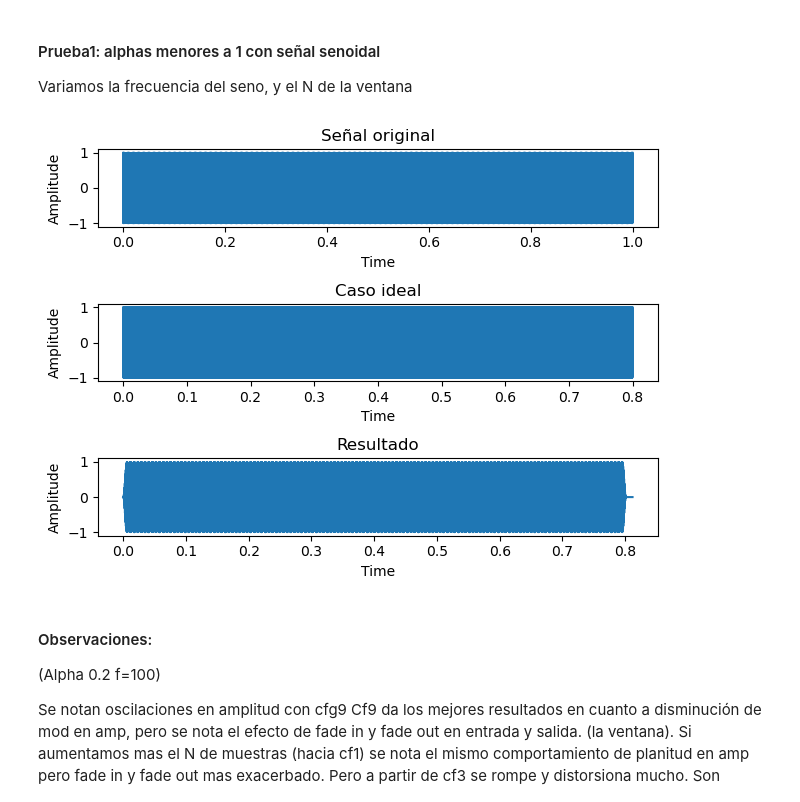
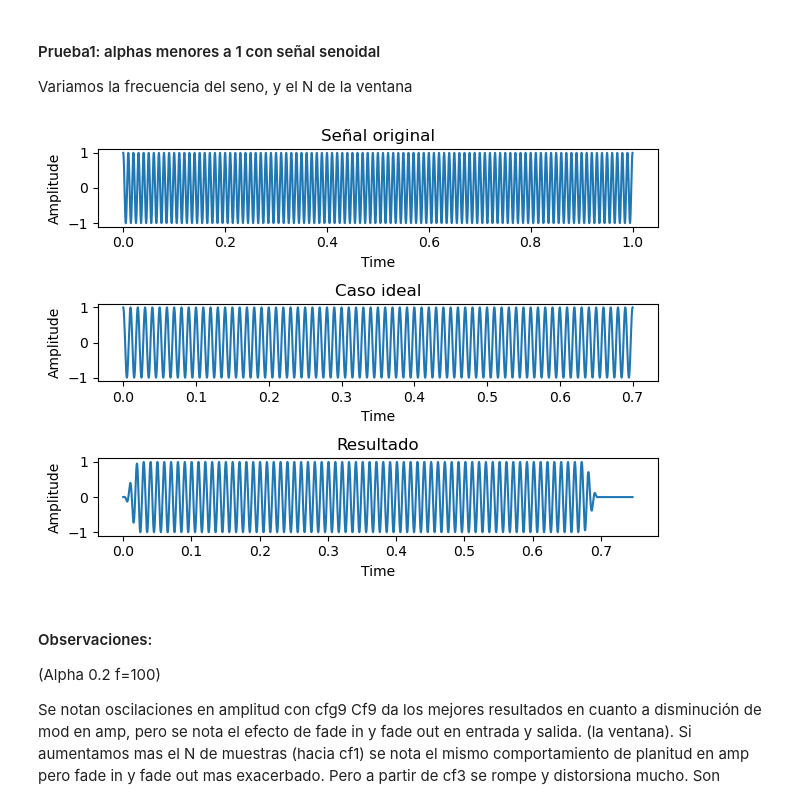
Before and after one commit to MatiasDiBernardo/TSM_Toolkit, a Jupyter notebook: ola_tests_v2.ipynb, the cells around one changed output. Cells and saved outputs as stored; diff of their text form; code cells hidden in the pictures.

```diff
--- a/ola_tests_v2.ipynb
+++ b/ola_tests_v2.ipynb
@@ -132,14 +133,14 @@ Como el procedimiento de TSM con OLA es relativamente simple, el parametro mas c
 En los diccionarios se deja constancia de los distintos tipos de configuración probadas bajo estos test.
 # %%
 #Diccionarios utiles para las pruebas objetivas (alpha menor a 1)
-alpha = .8
-cfg1 = {"N": 8192, "Hs": 8192//4, "alpha": alpha,}
+alpha = .7
+cfg1 = {"N": 8192, "Hs": 8192//2, "alpha": alpha,}
 cfg2 = {"N": 8192, "Hs": 8192//2, "alpha": alpha,}
 cfg3 = {"N": 4096, "Hs": 4096//2, "alpha": alpha,}
-cfg4 = {"N": 4096, "Hs": 4096//4, "alpha": alpha,}
-cfg5 = {"N": 4096, "Hs": 4096//6, "alpha": alpha,}
-cfg6 = {"N": 2048, "Hs": 2048//4, "alpha": alpha,}
-cfg7 = {"N": 2048, "Hs": 2048//6, "alpha": alpha,}
+cfg4 = {"N": 4096, "Hs": 4096//2, "alpha": alpha,}
+cfg5 = {"N": 4096, "Hs": 4096//2, "alpha": alpha,}
+cfg6 = {"N": 2048, "Hs": 2048//2, "alpha": alpha,}
+cfg7 = {"N": 2048, "Hs": 2048//2, "alpha": alpha,}
 cfg8 = {"N": 1024, "Hs": 1024//2, "alpha": alpha,}
 cfg9 = {"N": 512, "Hs": 512//2, "alpha": alpha,}
 # %% [markdown]
@@ -152,13 +153,13 @@ Tener en cuenta que este no es el tipo de señal adecuada para el OLA pero es bu
 Variamos la frecuencia del seno, y el N de la ventana
 # %%
 fs = 44100
-f_analysis = 2000
-config = cfg9
+f_analysis = 100
+config = cfg7
 algorithm = "OLA"
 x_base, x_ideal, x_result = TO.test_ideal_signal(algo=algorithm, f0=f_analysis, fs=fs, config=config,
                                                  plot=True, audio_save=False, return_audios=True)
 # %% [output]
-[figure, old version]
+[figure, new version]
 # %% [markdown]
 #### Observaciones:
 
```
Also changed, not shown: parts of 23 cells of this notebook, 3 other files.
